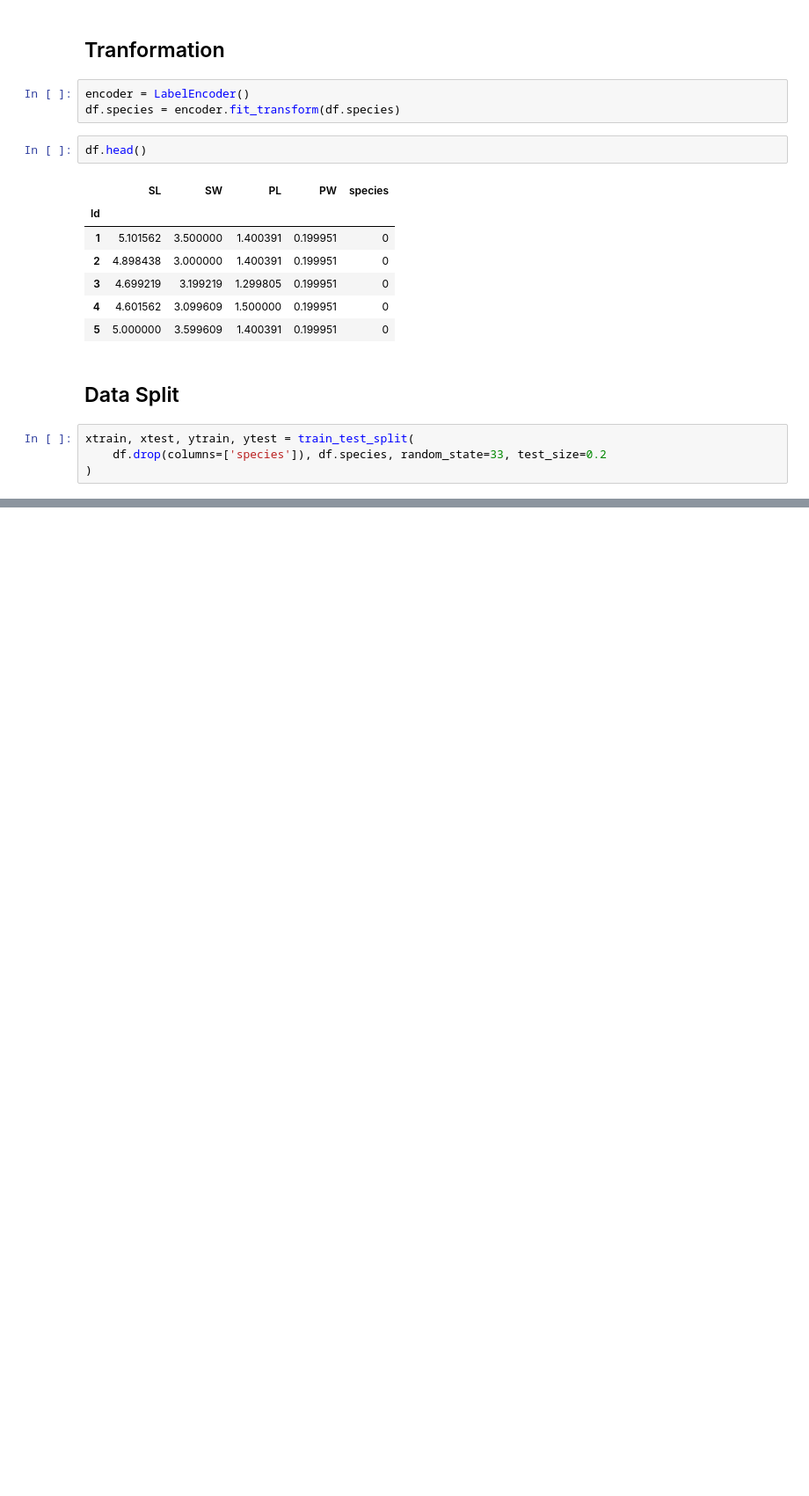
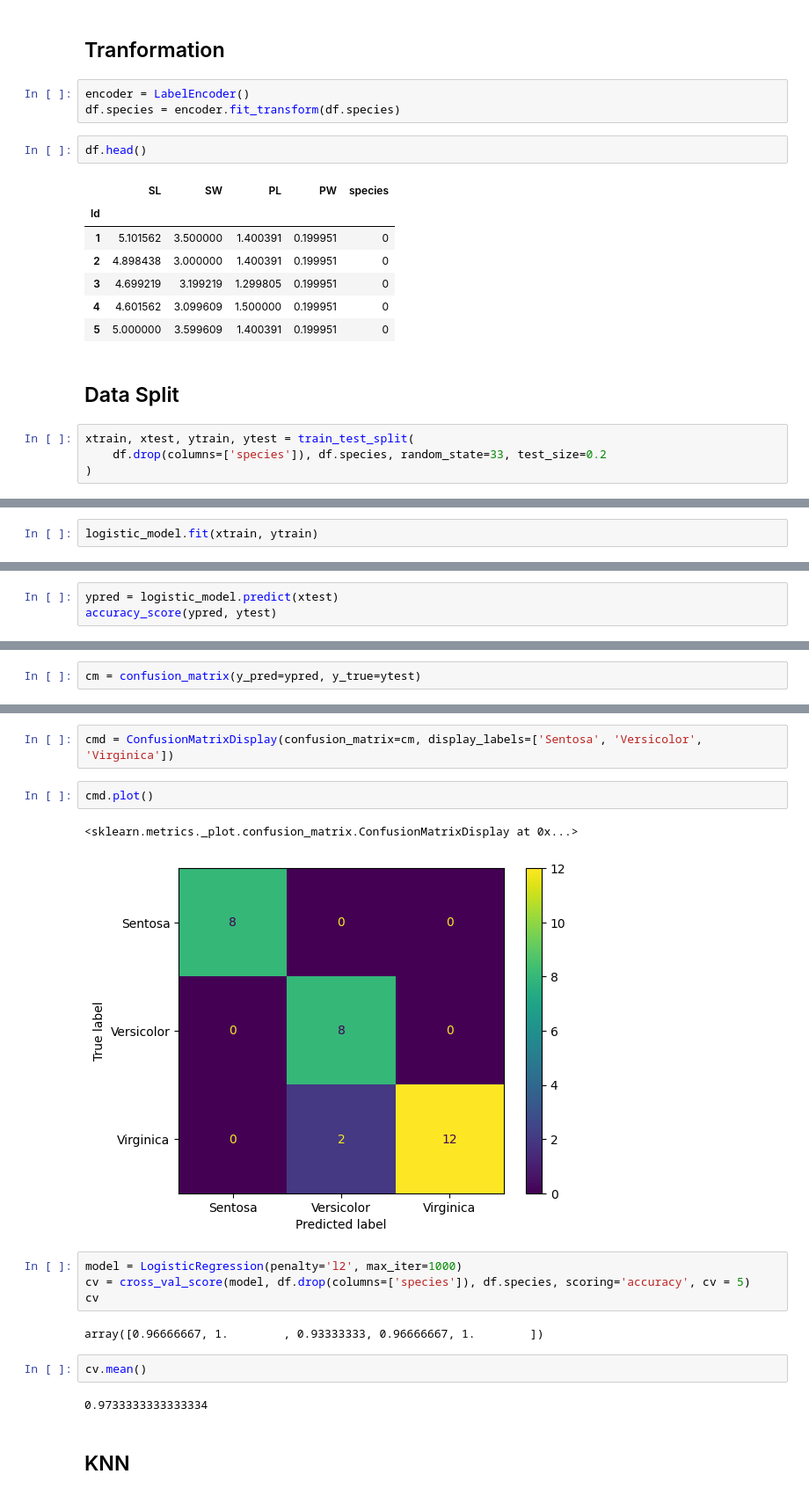
Before and after one commit to raihan-ahmed-dip/MLDS_1020, a Jupyter notebook: Iris_flower_classification/iris_classification.ipynb, the cells around one changed output, grey strips where cells are left out. Shown: that part at 88% size. Saved outputs shown, nothing was run; the diff lists cells and outputs as text; blank space fills up the shorter version.

```diff
--- a/Iris_flower_classification/iris_classification.ipynb
+++ b/Iris_flower_classification/iris_classification.ipynb
@@ -177,0 +206,2 @@ xtrain, xtest, ytrain, ytest = train_test_split(
+# %%
+logistic_model.fit(xtrain, ytrain)
@@ -177,0 +210,3 @@ xtrain, xtest, ytrain, ytest = train_test_split(
+# %%
+ypred = logistic_model.predict(xtest)
+accuracy_score(ypred, ytest)
@@ -177,0 +219,2 @@ xtrain, xtest, ytrain, ytest = train_test_split(
+# %%
+cm = confusion_matrix(y_pred=ypred, y_true=ytest)
@@ -177,0 +256,19 @@ xtrain, xtest, ytrain, ytest = train_test_split(
+# %%
+cmd = ConfusionMatrixDisplay(confusion_matrix=cm, display_labels=['Sentosa', 'Versicolor', 'Virginica'])
+# %%
+cmd.plot()
+# %% [output]
+<sklearn.metrics._plot.confusion_matrix.ConfusionMatrixDisplay at 0x...>
+[figure, added]
+# %%
+model = LogisticRegression(penalty='l2', max_iter=1000)
+cv = cross_val_score(model, df.drop(columns=['species']), df.species, scoring='accuracy', cv = 5)
+cv
+# %% [output]
+array([0.96666667, 1.        , 0.93333333, 0.96666667, 1.        ])
+# %%
+cv.mean()
+# %% [output]
+0.9733333333333334
+# %% [markdown]
+## KNN
```
Also changed, not shown: parts of 35 cells of this notebook.
